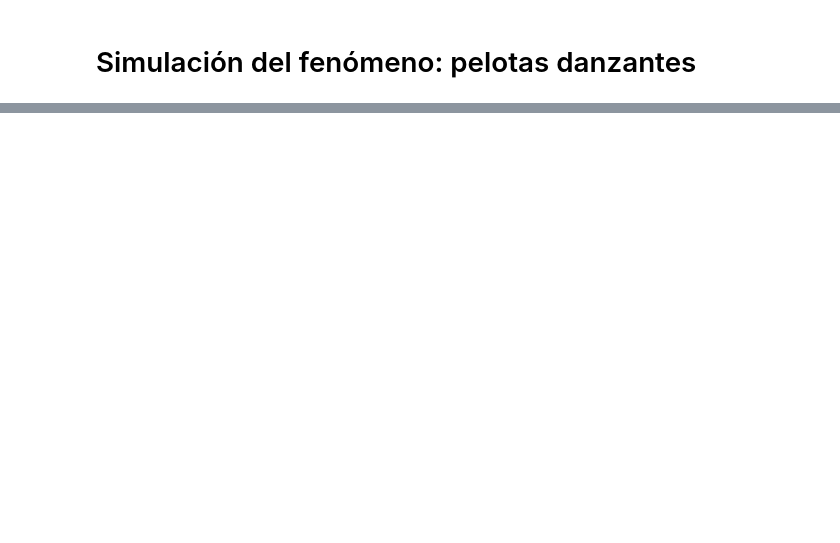
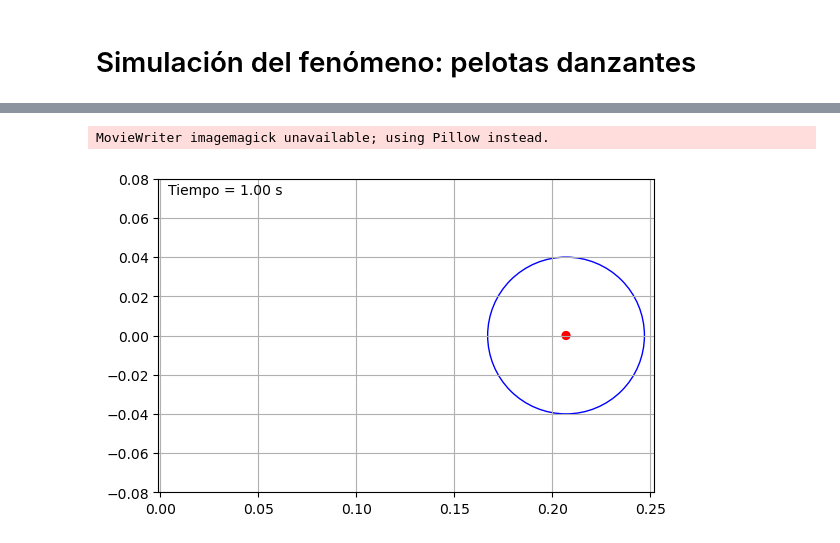
Before and after one commit to Vendetta0462/RetosCientificos-Reto10, a Jupyter notebook: code/simulacion_reto10.ipynb, the cells around one changed output, grey strips where cells are left out. Saved outputs shown, nothing was run; the diff lists cells and outputs as text; code cells hidden in the pictures; blank space fills up the shorter version.

```diff
--- a/code/simulacion_reto10.ipynb
+++ b/code/simulacion_reto10.ipynb
@@ -80,0 +82,42 @@ plt.show()
+# %%
+# Animación de la posición de la esfera
+import matplotlib.animation as animation
+from matplotlib.animation import PillowWriter
+
+# Definimos la figura y los ejes
+fig, ax = plt.subplots()
+ax.set_xlim(min(x)-R, max(x)+R)
+ax.set_ylim(-R*2, R*2)
+ax.set_aspect('equal')
+ax.grid()
+
+# Definimos el objeto a animar
+esfera = plt.Circle((0, 0), R, color='b', fill=False)
+punto = plt.Circle((0, 0), R/20, color='r', fill=True)
+ax.add_artist(esfera)
+ax.add_artist(punto)
+
+# Agregamos un texto con el tiempo de simulación
+time_text = ax.text(0.02, 0.95, '', transform=ax.transAxes)
+
+# Función de inicialización de la animación
+def init():
+    esfera.center = (0, 0)
+    punto.center = (0, 0)
+    time_text.set_text('')
+    return esfera, punto, time_text,
+
+# Función de animación
+def animate(i):
+    esfera.center = (x[i],0)
+    punto.center = (x[i],0)
+    time_text.set_text('Tiempo = {:.2f} s'.format(t[i]))
+    return esfera, punto, time_text,
+
+# Creamos la animación y la guardamos como gif
+ani = animation.FuncAnimation(fig, animate, frames=int(len(x)), init_func=init, blit=True)
+ani.save('esfera.gif', writer='imagemagick', fps=30)
+plt.show()
+# %% [output]
+MovieWriter imagemagick unavailable; using Pillow instead.
+[figure, added]
```
Also changed, not shown: parts of 2 cells of this notebook, 1 other file.
